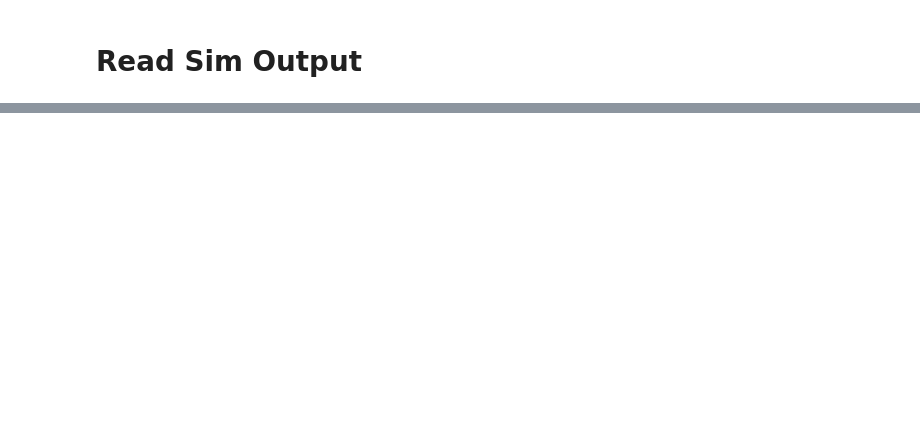
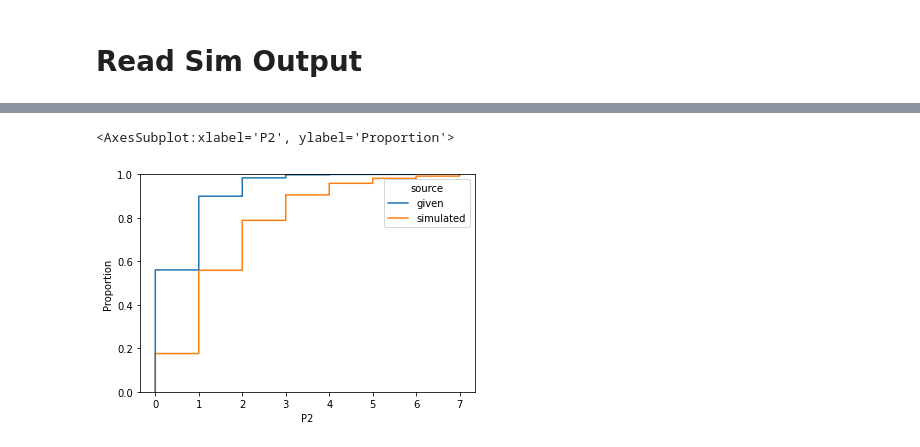
Before and after one commit to reed000/msba_schain_22, a Jupyter notebook: post_process.ipynb, the cells around one changed output, grey strips where cells are left out. Cells and saved outputs as stored; diff of their text form; code cells hidden in the pictures; blank space fills up the shorter version.

```diff
--- a/post_process.ipynb
+++ b/post_process.ipynb
@@ -234,0 +227,5 @@ The optimal input is
+# %%
+sns.ecdfplot(data=compare,x='P2',hue='source')
+# %% [output]
+<AxesSubplot:xlabel='P2', ylabel='Proportion'>
+[figure, added]
```
Also changed, not shown: parts of 19 cells of this notebook, 28 other files.
